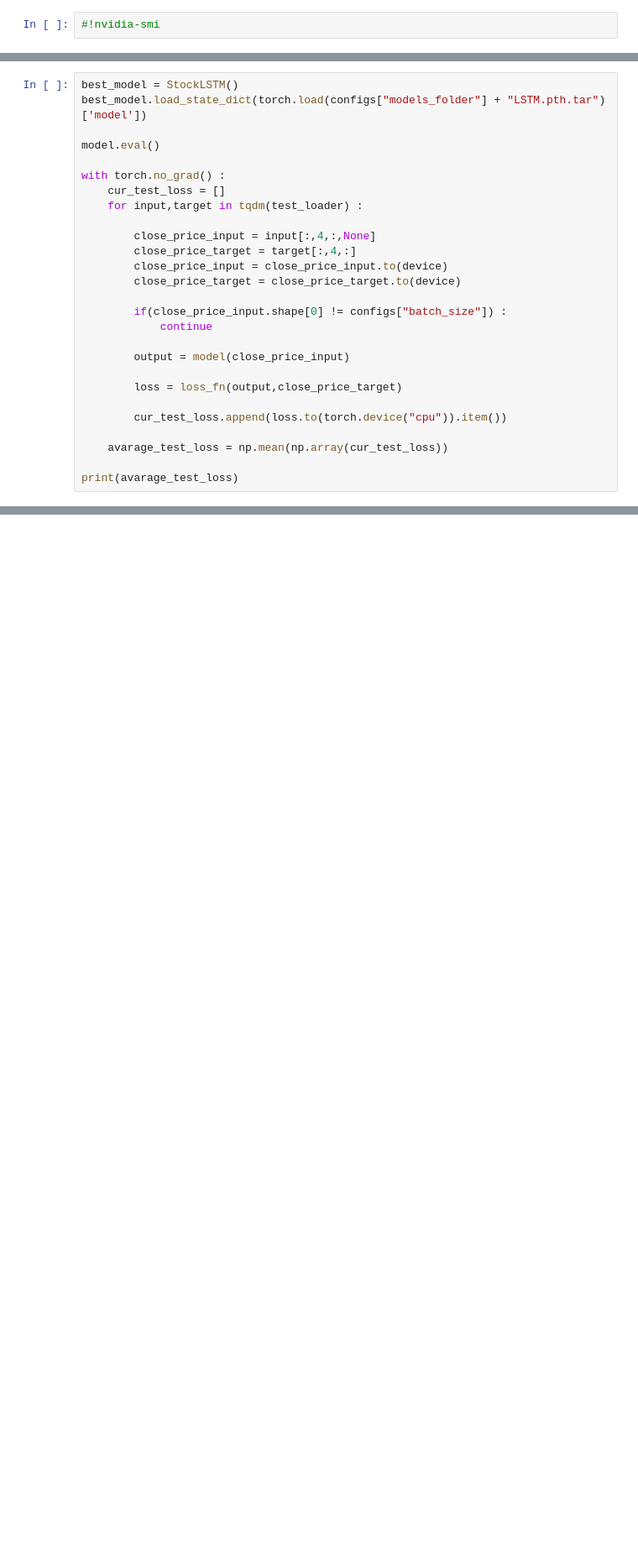
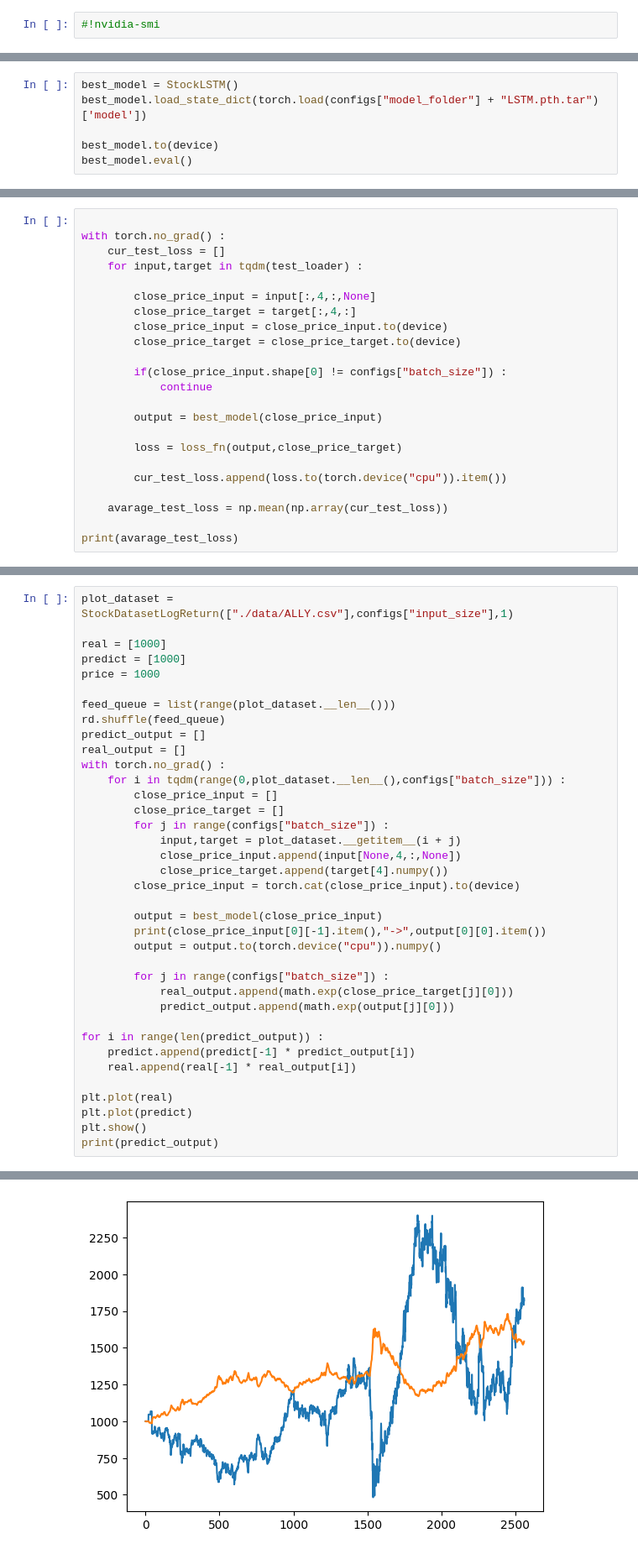
Before and after one commit to Nacnano/stock-machine-learning-project, a Jupyter notebook: LSTM.ipynb, the cells around one changed output, grey strips where cells are left out. Shown: that part at 84% size. Drawn from its saved outputs; the diff is of its cells as text; blank space fills up the shorter version.

```diff
--- a/LSTM.ipynb
+++ b/LSTM.ipynb
@@ -241,3 +439,9 @@ for value in val_losses :
 
 train_losses_file.close()
 val_losses_file.close()
+# %%
+best_model = StockLSTM()
+best_model.load_state_dict(torch.load(configs["model_folder"] + "LSTM.pth.tar")['model'])
+
+best_model.to(device)
+best_model.eval()
@@ -244,8 +458,4 @@ val_losses_file.close()
 # %%
-best_model = StockLSTM()
-best_model.load_state_dict(torch.load(configs["models_folder"] + "LSTM.pth.tar")['model'])
-
-model.eval()
 
 with torch.no_grad() :
     cur_test_loss = []
@@ -259,7 +469,7 @@ with torch.no_grad() :
         if(close_price_input.shape[0] != configs["batch_size"]) :
             continue
 
-        output = model(close_price_input)
+        output = best_model(close_price_input)
 
         loss = loss_fn(output,close_price_target)
 
@@ -272,0 +499,38 @@ print(avarage_test_loss)
+# %%
+plot_dataset = StockDatasetLogReturn(["./data/ALLY.csv"],configs["input_size"],1)
+
+real = [1000]
+predict = [1000]
+price = 1000
+
+feed_queue = list(range(plot_dataset.__len__()))
+rd.shuffle(feed_queue)
+predict_output = []
+real_output = []
+with torch.no_grad() :
+    for i in tqdm(range(0,plot_dataset.__len__(),configs["batch_size"])) :
+        close_price_input = []
+        close_price_target = []
+        for j in range(configs["batch_size"]) :
+            input,target = plot_dataset.__getitem__(i + j)
+            close_price_input.append(input[None,4,:,None])
+            close_price_target.append(target[4].numpy())
+        close_price_input = torch.cat(close_price_input).to(device)
+
+        output = best_model(close_price_input)
+        print(close_price_input[0][-1].item(),"->",output[0][0].item())
+        output = output.to(torch.device("cpu")).numpy()
+
+        for j in range(configs["batch_size"]) :
+            real_output.append(math.exp(close_price_target[j][0]))
+            predict_output.append(math.exp(output[j][0]))
+
+for i in range(len(predict_output)) :
+    predict.append(predict[-1] * predict_output[i])
+    real.append(real[-1] * real_output[i])
+
+plt.plot(real)
+plt.plot(predict)
+plt.show()
+print(predict_output)
+# %% [output]
@@ -272,0 +554 @@ print(avarage_test_loss)
+[figure, added]
```
Also changed, not shown: parts of 13 cells of this notebook.
